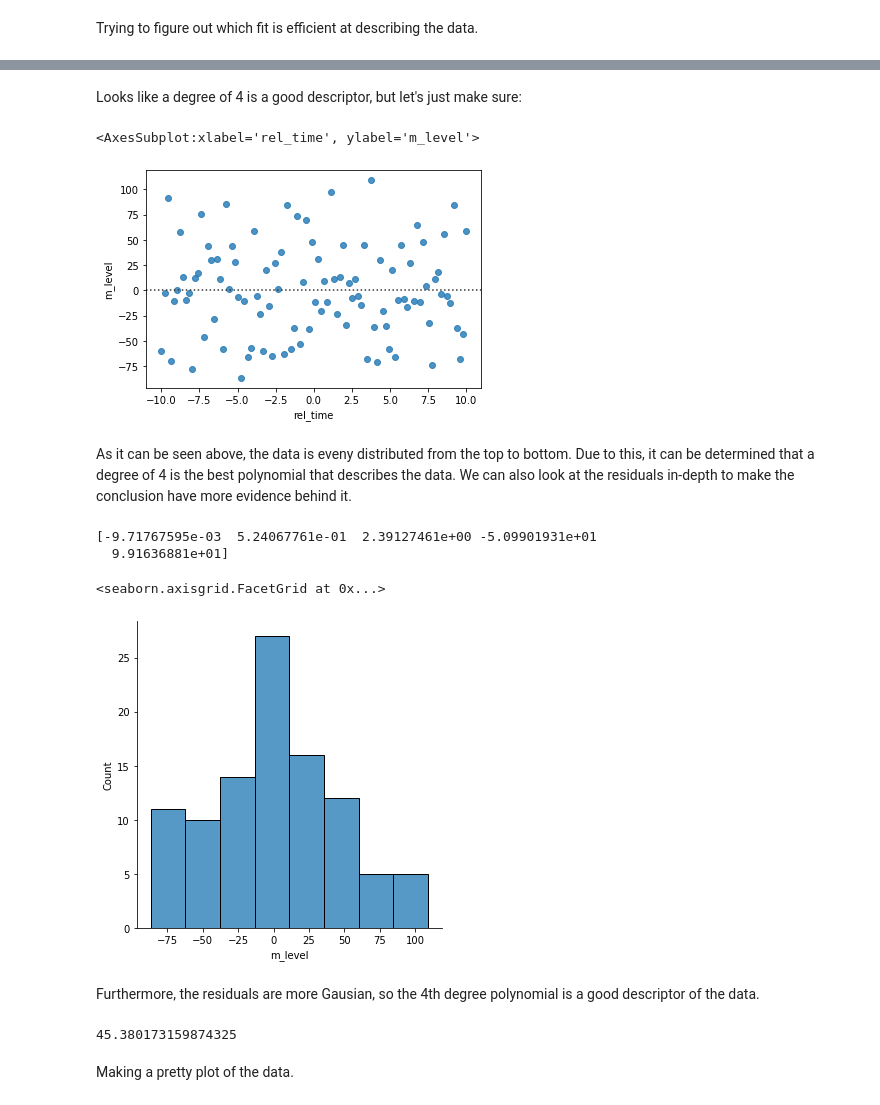
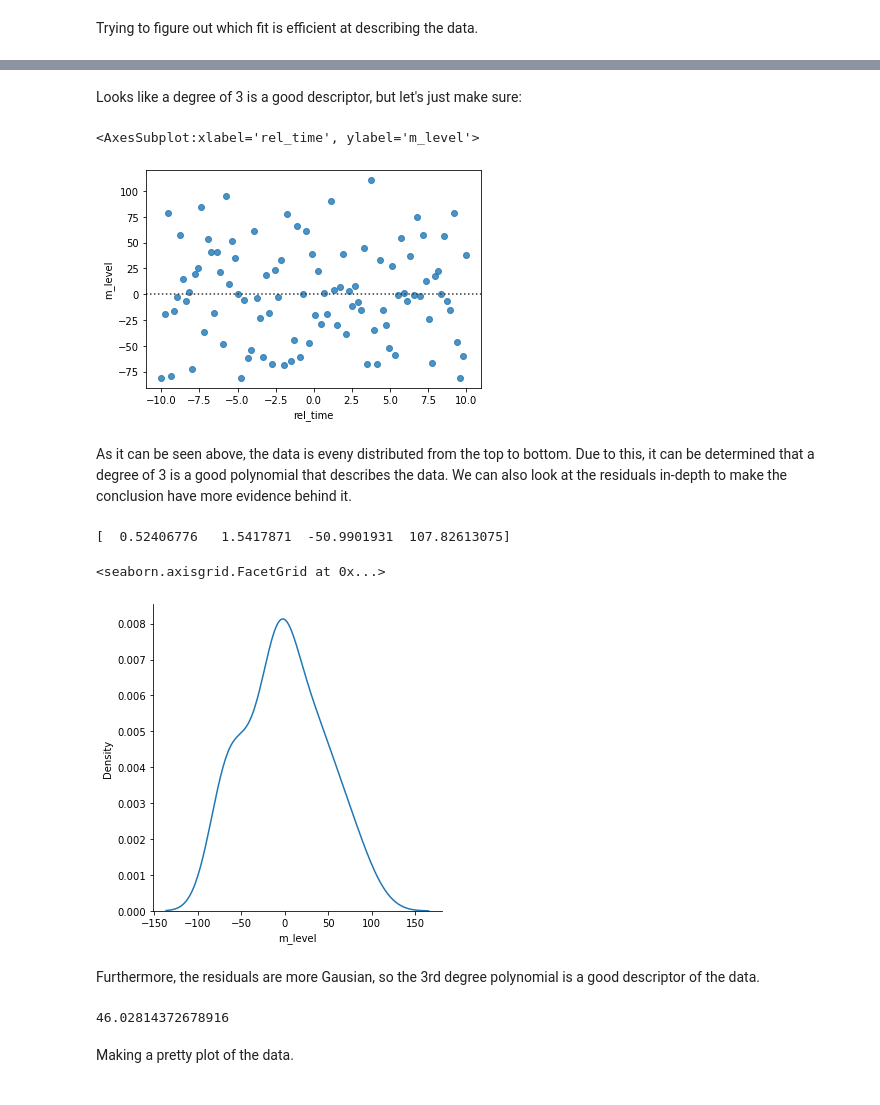
Before and after one commit to mohammedfmehboob/PythonTutorials, a Jupyter notebook: Exercise8.ipynb, the cells around one changed output, grey strips where cells are left out. Drawn from its saved outputs; the diff is of its cells as text; code cells hidden in the pictures.

```diff
--- a/Exercise8.ipynb
+++ b/Exercise8.ipynb
@@ -50,37 +50,36 @@ sns.lmplot(data = the_data, x = 'rel_time', y = 'm_level',
 # %% [markdown]
-Looks like a degree of 4 is a good descriptor, but let's just make sure:
+Looks like a degree of 3 is a good descriptor, but let's just make sure:
 # %%
 sns.residplot(data=the_data, x='rel_time', y='m_level',
-              order = 4)
+              order = 3)
 # %% [output]
 <AxesSubplot:xlabel='rel_time', ylabel='m_level'>
-[figure, old version]
+[figure, new version]
 # %% [markdown]
-As it can be seen above, the data is eveny distributed from the top to bottom. Due to this, it can be determined that a degree of 4 is the best polynomial that describes the data. We can also look at the residuals in-depth to make the conclusion have more evidence behind it.
+As it can be seen above, the data is eveny distributed from the top to bottom. Due to this, it can be determined that a degree of 3 is a good polynomial that describes the data. We can also look at the residuals in-depth to make the conclusion have more evidence behind it.
 # %%
 the_fit = np.polyfit(x= the_data['rel_time'],
                      y =the_data['m_level'],
-                     deg = 4)
+                     deg = 3)
 print(the_fit)
 # %% [output]
-[-9.71767595e-03  5.24067761e-01  2.39127461e+00 -5.09901931e+01
-  9.91636881e+01]
+[  0.52406776   1.5417871  -50.9901931  107.82613075]
 # %%
 fit_values = np.polyval(the_fit, the_data['rel_time'])
 # %%
 residuals = the_data['m_level'] - fit_values
 # %%
-sns.displot(residuals)
+sns.displot(residuals, kind = 'kde')
 # %% [output]
 <seaborn.axisgrid.FacetGrid at 0x...>
-[figure, old version]
+[figure, new version]
 # %% [markdown]
-Furthermore, the residuals are more Gausian, so the 4th degree polynomial is a good descriptor of the data.
+Furthermore, the residuals are more Gausian, so the 3rd degree polynomial is a good descriptor of the data.
 # %%
 # Standard Deviation of the residuals
 np.std(residuals)
 # %% [output]
-45.380173159874325
+46.02814372678916
 # %% [markdown]
 Making a pretty plot of the data.
 # %%
```
Also changed, not shown: parts of 4 cells of this notebook.
